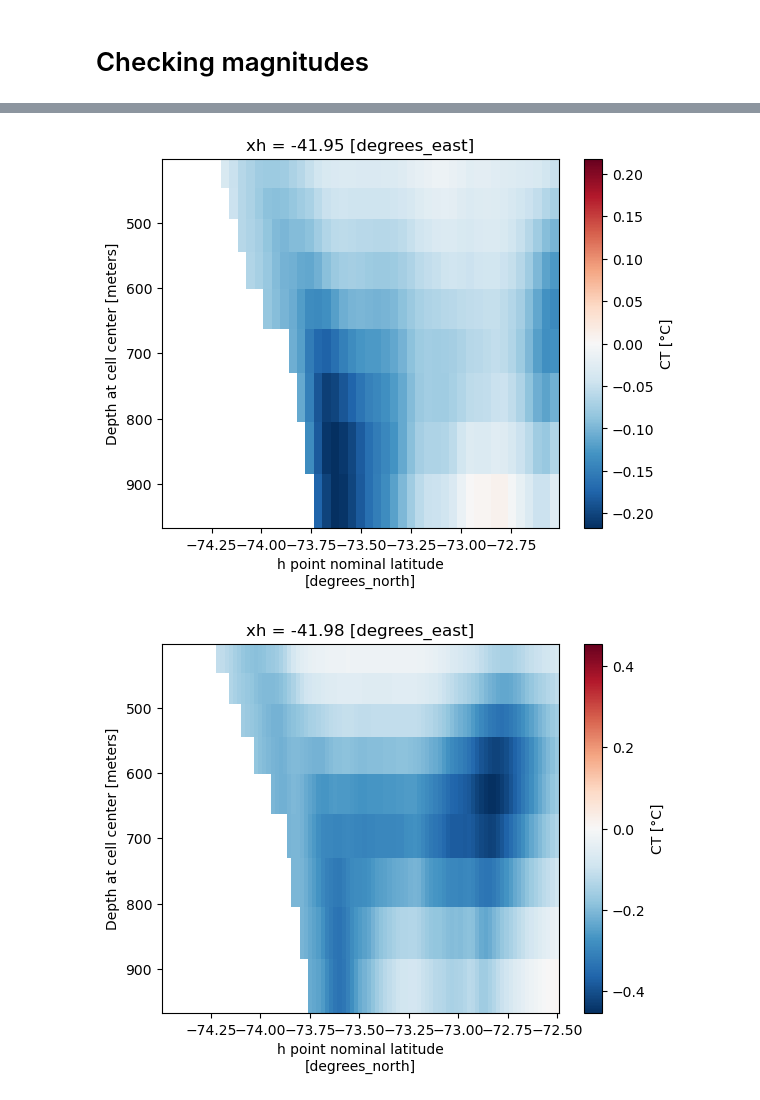
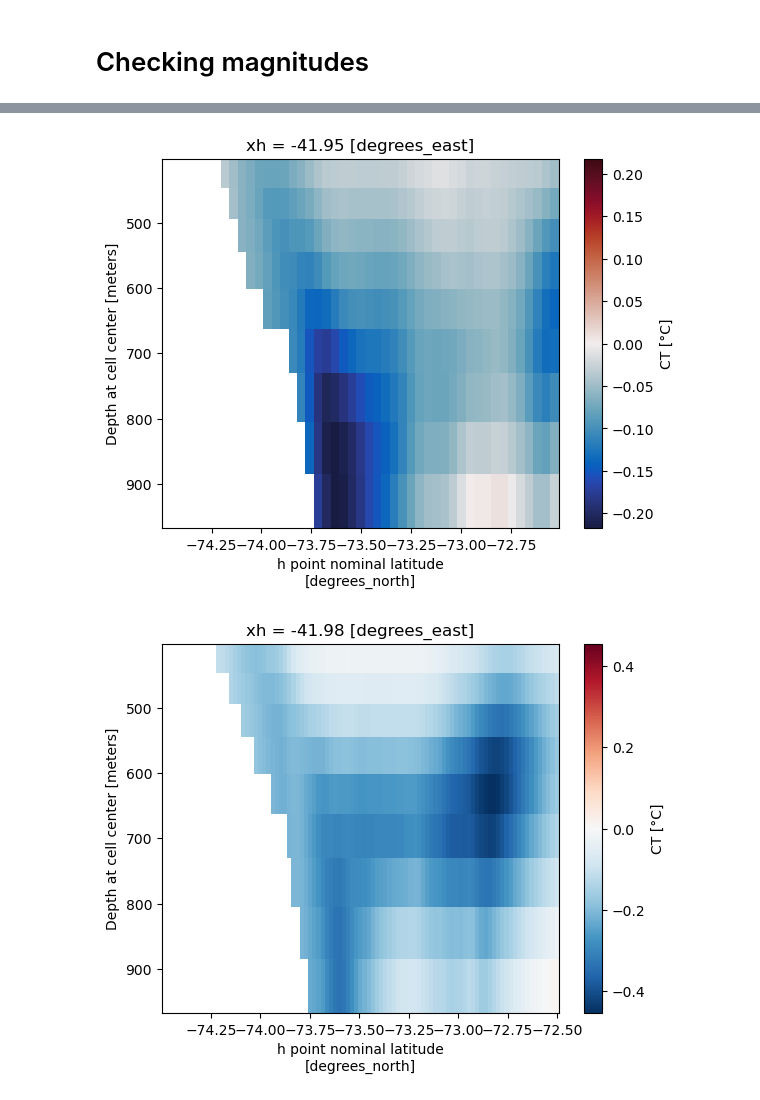
Before and after one commit to adele-morrison/panan-meltwater, a Jupyter notebook: notebooks/temp_analysis/RegimeTransects_Figures_PanAns.ipynb, the cells around one changed output, grey strips where cells are left out. Drawn from its saved outputs; the diff is of its cells as text; code cells hidden in the pictures.

Commit message:
figure work

```diff
--- a/notebooks/temp_analysis/RegimeTransects_Figures_PanAns.ipynb
+++ b/notebooks/temp_analysis/RegimeTransects_Figures_PanAns.ipynb
@@ -740,8 +788,8 @@ fig.savefig("/g/data/g40/kc5856/thesis_figures/resolution_regimetransects_temp_w
 # %%
-temp_dense_1.sel(z_l=slice(400,1000)).plot()
+temp_dense_1.sel(z_l=slice(400,1000)).plot(cmap= cm.cm.balance)
 plt.gca().invert_yaxis()
 # %% [output]
-[figure, old version]
+[figure, new version]
 # %%
 temp_dense_2.sel(z_l=slice(400,1000)).plot()
 plt.gca().invert_yaxis()
```
Also changed, not shown: parts of 10 cells of this notebook.
